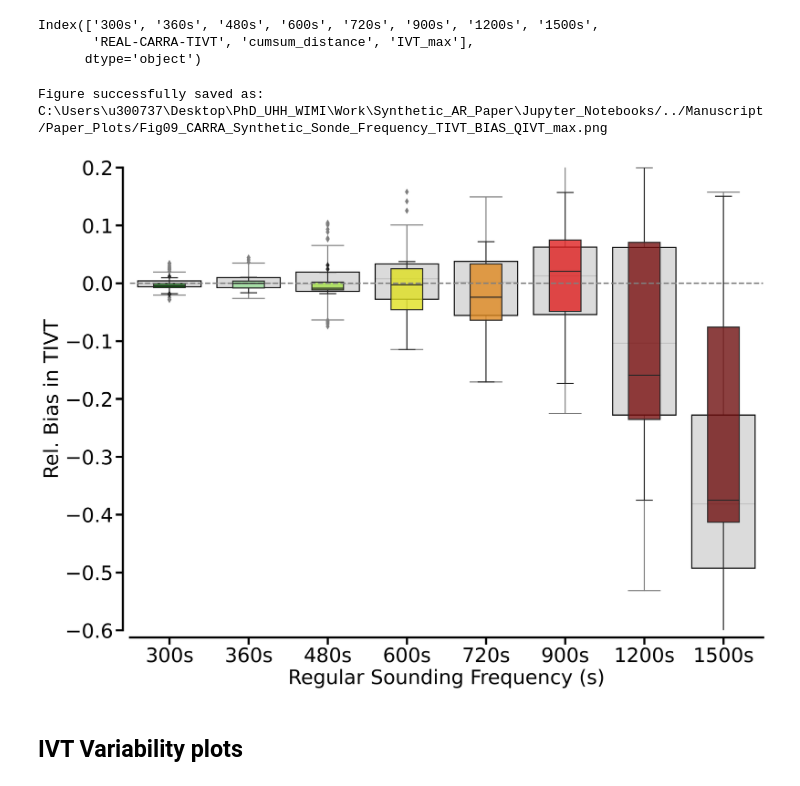
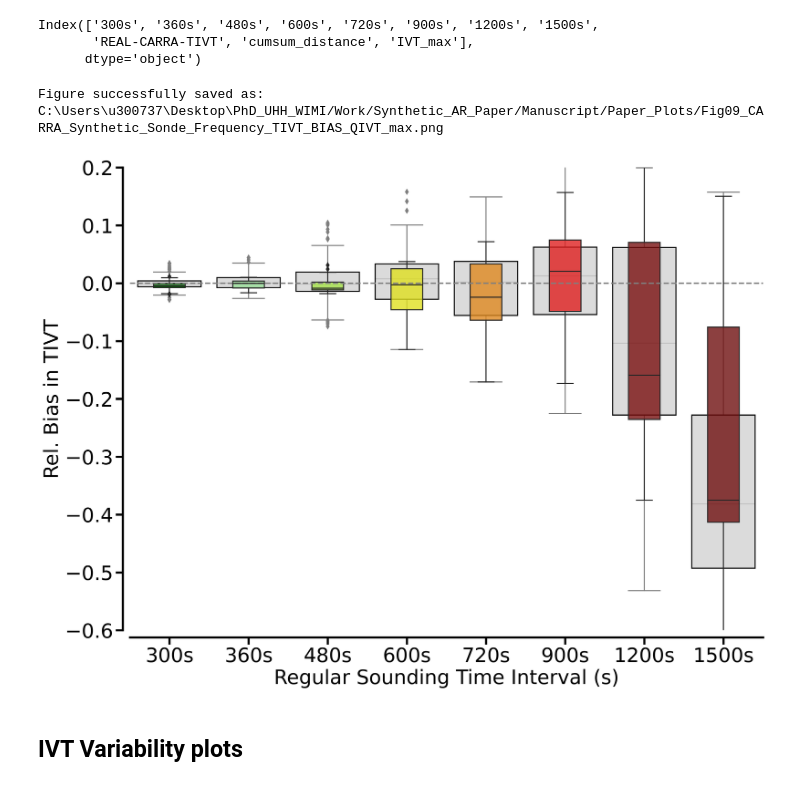
Before and after one commit to hdorff94/Synthetic_Airborne_Arctic_ARs, a Jupyter notebook: notebooks/TIVT_IVT_Variability_analysis.ipynb, the cells around one changed output. Drawn from its saved outputs; the diff is of its cells as text; code cells hidden in the pictures.

```diff
--- a/notebooks/TIVT_IVT_Variability_analysis.ipynb
+++ b/notebooks/TIVT_IVT_Variability_analysis.ipynb
@@ -185,37 +185,37 @@ colors= {"1500s":"maroon","1200s":"darkred",
          "900s":"red","720s":"darkorange",
          "600s":"yellow","480s":"greenyellow",
          "360s":"lightgreen","300s":"green"}
 ax1=sonde_freq_fig.add_subplot(111)
 ax1.axhline(0,color="grey",ls="--",lw=2,zorder=1)
 colors_taken           = [colors[sonde_no] for sonde_no in colors.keys()]
 #print()
 boxes=sns.boxplot(data=rel_TIVT_df.iloc[:,:-1],color="lightgrey",#palette=colors_taken[::-1],
                         notch=False,zorder=0)
 plt.setp(boxes.artists, edgecolor = 'k', facecolor='lightgrey')
 
 strong_boxes=sns.boxplot(data=strong_index.iloc[:,:-2],width=0.4,palette=colors_taken[::-1],notch=False,zorder=1)
 # iterate over boxes
 for patch in strong_boxes.artists:
     r, g, b, a = patch.get_facecolor()
     patch.set_facecolor((r, g, b, .8))
 for axis in ["left","bottom"]:
     ax1.spines[axis].set_linewidth(3)
     ax1.xaxis.set_tick_params(width=3,length=10)
     ax1.yaxis.set_tick_params(width=3,length=10)
 
 ax1.set_ylabel("Rel. Bias in TIVT")
-ax1.set_xlabel("Regular Sounding Frequency (s)")
+ax1.set_xlabel("Regular Sounding Time Interval (s)")
 sns.despine(offset=10)
 #ax1.set_xlabel(x_var)
 ax1.set_ylim([-0.6,0.2])
 fig_name="Fig09_CARRA"+\
     "_Synthetic_Sonde_Frequency_TIVT_BIAS_Q"+quantile_variable+".png"
-fig_path=current_path+"/../Manuscript/Paper_Plots/"
+fig_path=major_path+"/Work/Synthetic_AR_Paper/Manuscript/Paper_Plots/"
 sonde_freq_fig.savefig(fig_path+fig_name,dpi=200,bbox_inches="tight")
 print("Figure successfully saved as: ",fig_path+fig_name)
 # %% [output]
-Figure successfully saved as:  C:\Users\u300737\Desktop\PhD_UHH_WIMI\Work\Synthetic_AR_Paper\Jupyter_Notebooks/../Manuscript/Paper_Plots/Fig09_CARRA_Synthetic_Sonde_Frequency_TIVT_BIAS_QIVT_max.png
+Figure successfully saved as:  C:\Users\u300737\Desktop\PhD_UHH_WIMI/Work/Synthetic_AR_Paper/Manuscript/Paper_Plots/Fig09_CARRA_Synthetic_Sonde_Frequency_TIVT_BIAS_QIVT_max.png
-[figure, old version]
+[figure, new version]
 # %% [markdown]
 ## IVT Variability plots
 # %%
```
Also changed, not shown: parts of 1 cell of this notebook, 7 other files.
